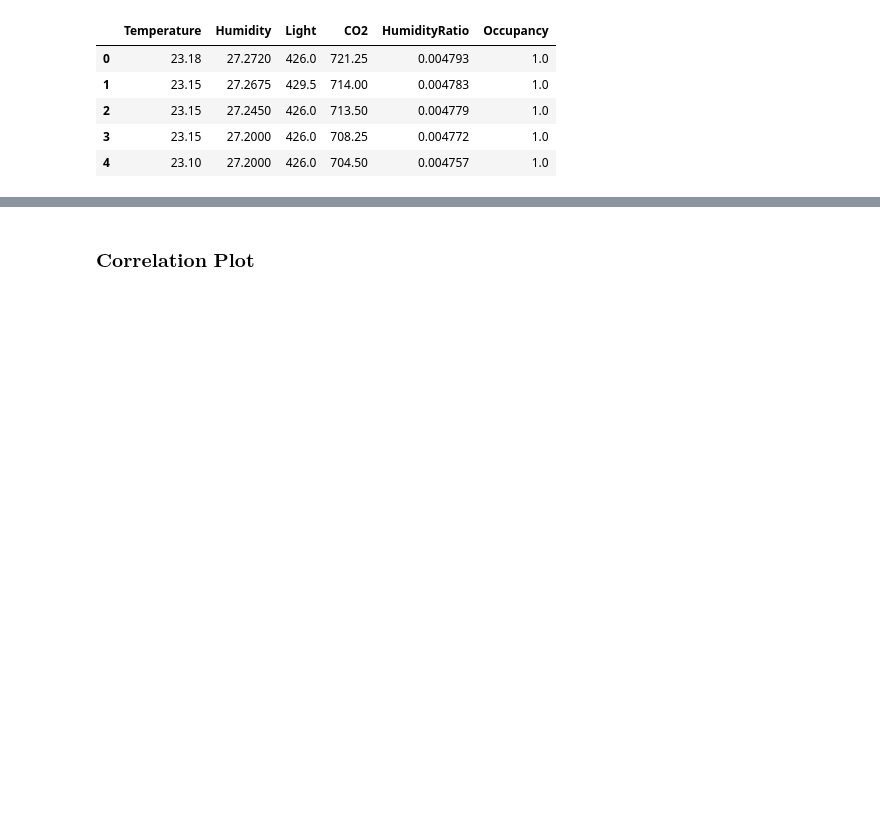
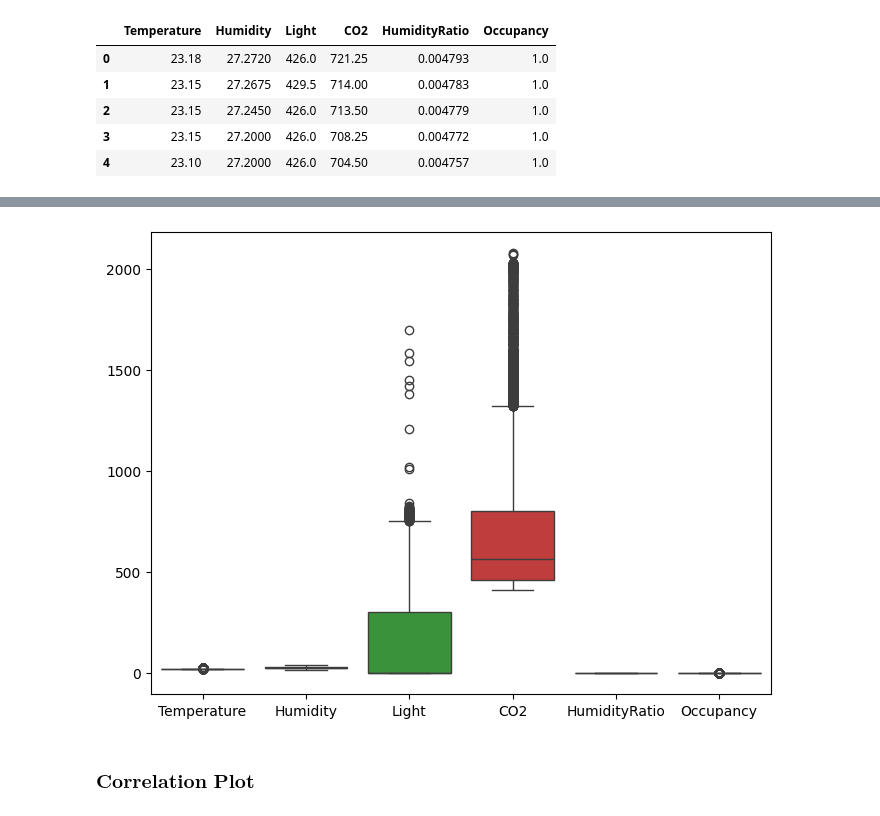
Before and after one commit to gerard-ompad/DATA_ANALYTICS, a Jupyter notebook: Assignments/Lecture_1_Assignment.ipynb, the cells around one changed output, grey strips where cells are left out. Saved outputs shown, nothing was run; the diff lists cells and outputs as text; code cells hidden in the pictures; blank space fills up the shorter version.

Commit message:
fix(assgn): added boxplots for eda on assgns

```diff
--- a/Assignments/Lecture_1_Assignment.ipynb
+++ b/Assignments/Lecture_1_Assignment.ipynb
@@ -120,3 +110,9 @@ fig.show()
+# %%
+plt.figure(figsize=(8, 6))
+sns.boxplot(data=df)
+plt.show()
+# %% [output]
+[figure, added]
 # %% [markdown]
 ### $\textbf{Correlation Plot}$
 # %%
```
Also changed, not shown: parts of 3 cells of this notebook, 3 other files.
